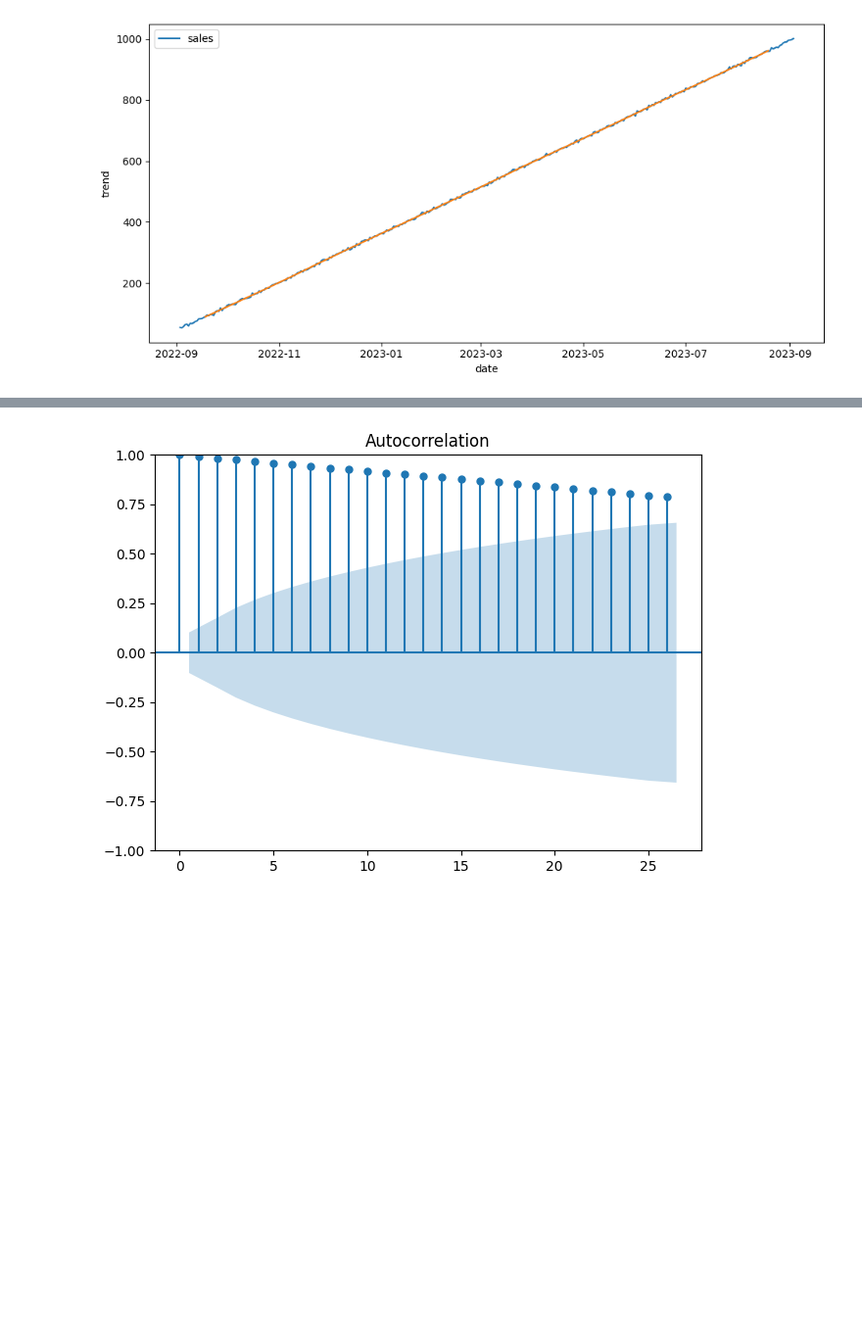
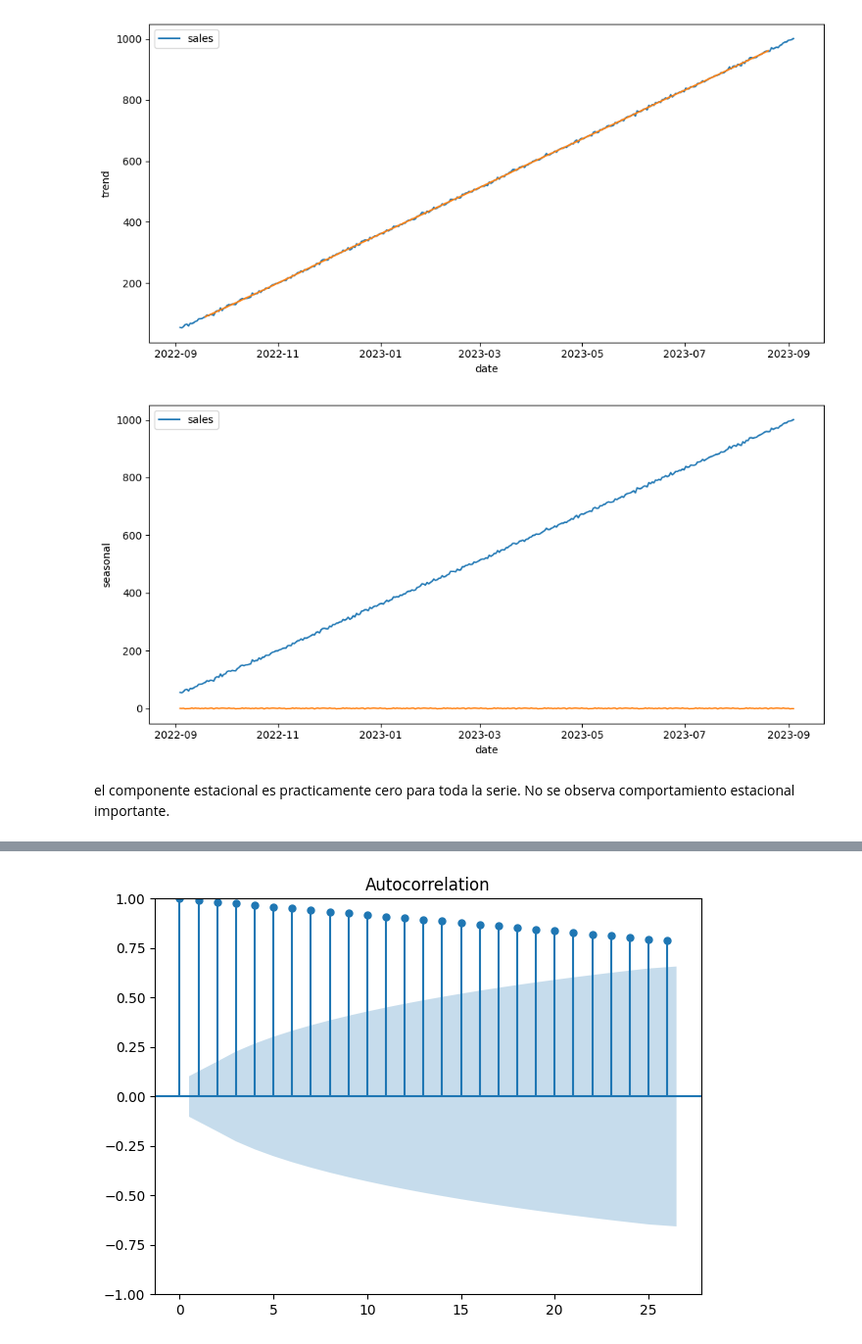
Before and after one commit to mgnorero/time-series-1, a Jupyter notebook: src/explore.ipynb, the cells around one changed output, grey strips where cells are left out. Shown at 98% size. Drawn from its saved outputs; the diff is of its cells as text; code cells hidden in the pictures; blank space fills up the shorter version.

```diff
--- a/src/explore.ipynb
+++ b/src/explore.ipynb
@@ -57,3 +58,15 @@ plt.tight_layout()
 plt.show()
 # %% [output]
 [figure]
+# %%
+#graficar el componente estacional sobre la serie de tiempo
+estacional = decomposition.seasonal
+plt.subplots(figsize=(10,5))
+sns.lineplot(data=df)
+sns.lineplot(data=estacional)
+plt.tight_layout()
+plt.show()
+# %% [output]
+[figure, added]
+# %% [markdown]
+el componente estacional es practicamente cero para toda la serie. No se observa comportamiento estacional importante.
```
Also changed, not shown: parts of 27 cells of this notebook.
